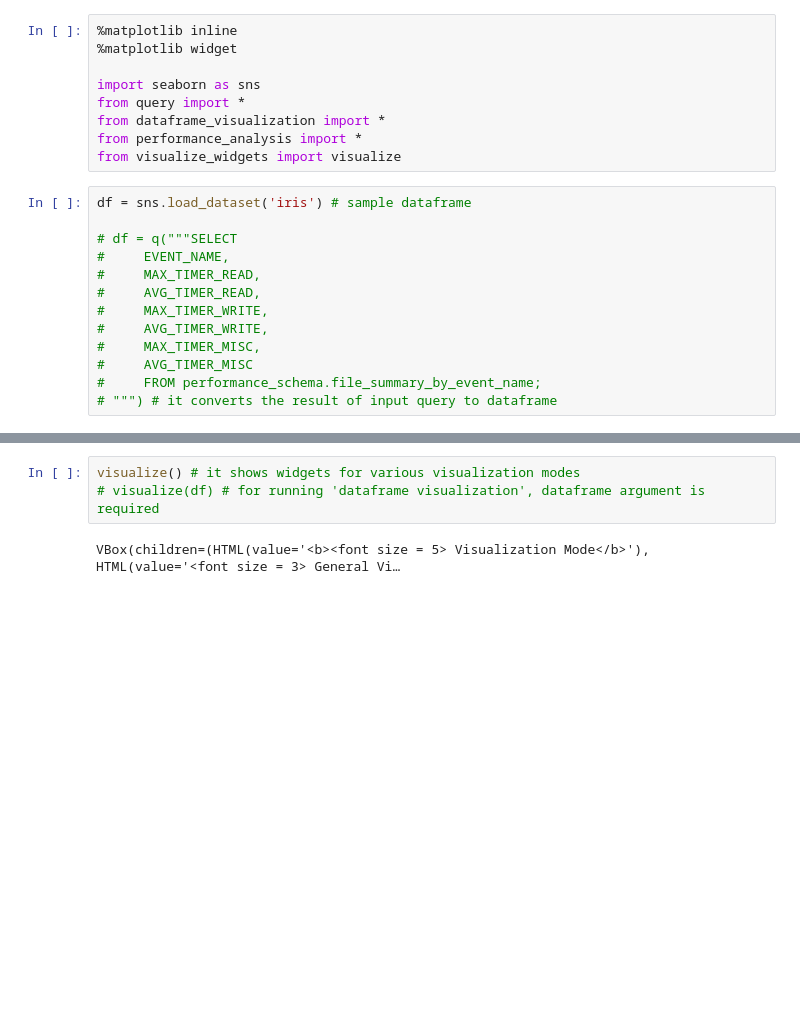
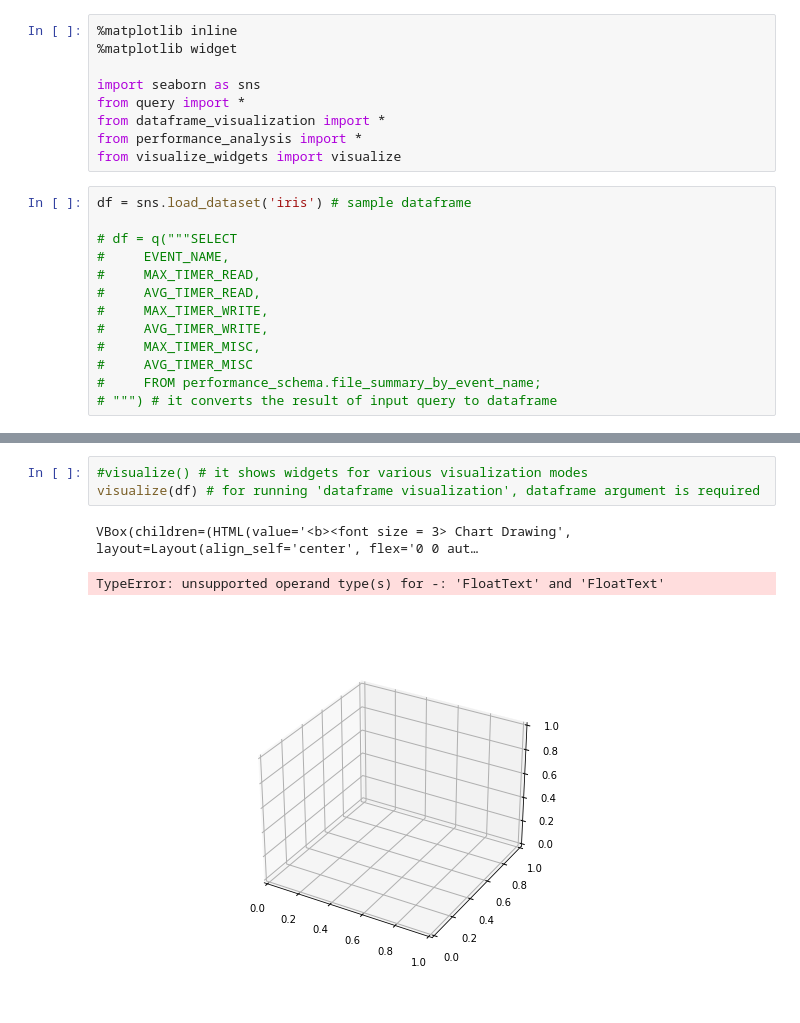
Before and after one commit to allene-ha/EDA_Framework, a Jupyter notebook: EDA.ipynb, the cells around one changed output, grey strips where cells are left out. Saved outputs shown, nothing was run; the diff lists cells and outputs as text; blank space fills up the shorter version.

```diff
--- a/EDA.ipynb
+++ b/EDA.ipynb
@@ -43,5 +25,7 @@ Saved Data into Pickle
 # %%
-visualize() # it shows widgets for various visualization modes
-# visualize(df) # for running 'dataframe visualization', dataframe argument is required
+#visualize() # it shows widgets for various visualization modes
+visualize(df) # for running 'dataframe visualization', dataframe argument is required
 # %% [output]
-VBox(children=(HTML(value='<b><font size = 5> Visualization Mode</b>'), HTML(value='<font size = 3> General Vi…
+VBox(children=(HTML(value='<b><font size = 3> Chart Drawing', layout=Layout(align_self='center', flex='0 0 aut…
+TypeError: unsupported operand type(s) for -: 'FloatText' and 'FloatText'
+[figure, added]
```
Also changed, not shown: parts of 1 cell of this notebook, 1 other file.
